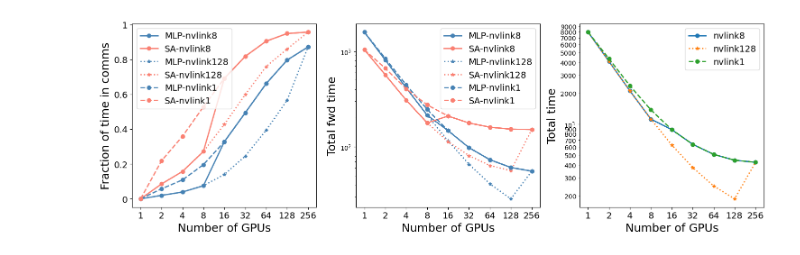
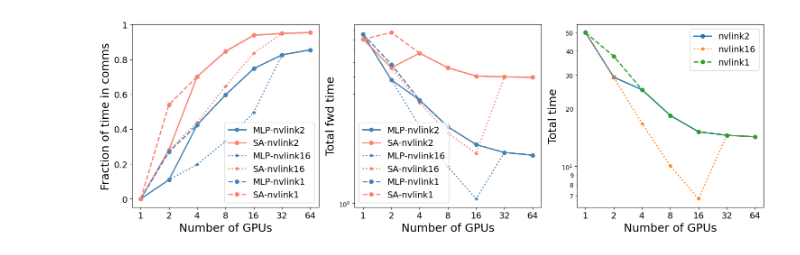
Before and after one commit to ShashankSubramanian/transformer-perf-estimates, a Jupyter notebook: transformer_estimates.ipynb, the cells around one changed output. Cells and saved outputs as stored; diff of their text form; code cells hidden in the pictures.

```diff
--- a/transformer_estimates.ipynb
+++ b/transformer_estimates.ipynb
@@ -39,15 +39,15 @@ def compute_timings_and_stats(summary, system):
     use_empirical = False
     summary['comm_topology'] = summary.apply(lambda x: get_topology(x["comm_size"], system=system), axis=1)
     summary['t_comm_fwd'] = summary.apply(lambda x: get_time_comm(x["comm_fwd"],
-                                                                  n_gpus=x["comm_size"],
-                                                                  comm_type=x["comm_fwd_type"],
-                                                                  topology=x["comm_topology"],
+                                                                  n_gpuss=x["comm_size"],
+                                                                  comm_types=x["comm_fwd_type"],
+                                                                  topologys=x["comm_topology"],
                                                                   empirical=use_empirical,
                                                                   system=system), axis=1)
     summary['t_comm_bwd'] = summary.apply(lambda x: get_time_comm(x["comm_bwd"],
-                                                                  n_gpus=x["comm_size"],
-                                                                  comm_type=x["comm_bwd_type"],
-                                                                  topology=x["comm_topology"],
+                                                                  n_gpuss=x["comm_size"],
+                                                                  comm_types=x["comm_bwd_type"],
+                                                                  topologys=x["comm_topology"],
                                                                   empirical=use_empirical,
                                                                   system=system), axis=1)
 
@@ -274,7 +274,7 @@ def self_attention_estimates(b, l, e, h, element_size=4E-6, mask_element_size=1E
         ######################################################################################################################################################
         ######################################################################################################################################################
 
-        stats = softmax_estimates(b, l, h // m1, element_size=element_size, flops_units=flops_units)
+        stats = softmax_estimates(b, l, l, h // m1, element_size=element_size, flops_units=flops_units)
         stats["layer"] = "softmax"
         summary.append(stats)
 
@@ -340,11 +340,18 @@ b = 1
 patch = 16
 ih = 720
 iw = 1440
-l = 2048 #ih // patch * iw // patch
-e = 12288
+
+gpt2 = {'l': 1024, 'e': 1600, 'h': 12, 'depth': 48}
+gpt3 = {'l': 2048, 'e': 12288, 'h': 96, 'depth': 96}
+gpt3_lowdepth = {'l': 2048, 'e': 12288, 'h': 96, 'depth': 96 // 8}
+vit_era5 = {'l': 16200, 'e': 2048, 'h': 16, 'depth': 24}
+
+model = gpt2
+l = model['l']
+e = model['e']
 f = 4 * e
-h = 96
-depth = 96 // 8
+h = model['h']
+depth = model['depth']
 fp32_sz = 4E-9
 fp16_sz = 2E-9
 int_sz = 1E-9
@@ -353,7 +360,7 @@ flops_units = 1E-12 # teraflops
 print("model: batch size = {}, seq length = {}, embed = {}, attention heads = {}, depth = {}".format(b, l, e, h, depth))
 
 ### model parallelism
-parallelism = {'m1': 4,
+parallelism = {'m1': 16,
                'm2': 1}
 ### system configs
 system = {'matrix_flops_fp16': 312,
@@ -374,7 +381,7 @@ cols = ['layer'] + cols
 
 # self attention
 df_sa = self_attention_estimates(b, l, e, h, element_size=fp16_sz, mask_element_size=int_sz, flops_units=flops_units,
-                                 flash_attention=True, parallelism=parallelism, system=system)
+                                 flash_attention=False, parallelism=parallelism, system=system)
 
 # sum these columns (mem in buffer: activation buffers, weights, weights_grads, total flops, timings)
 layer_track_cols = ['activation_buffer', 'weights_mem',
@@ -402,6 +409,6 @@ print('time for 1 itr = {}'.format(t_itr))
 f1 = 3 # 1 fp16 wt, 1 fp32 copy
 f2 = 5 # 1 pfp16 grad, 2 fp32 means and variances
 mem = (df_mlp['weights_mem'].sum() * f1 + df_mlp['weights_grad_mem'].sum() * f2 + df_mlp['activation_buffer'].sum() +
-       df_sa['weights_mem'].sum() * f1 + df_sa['weights_grad_mem'].sum() * f2 + df_mlp['activation_buffer'].sum()) * depth
+       df_sa['weights_mem'].sum() * f1 + df_sa['weights_grad_mem'].sum() * f2 + df_sa['activation_buffer'].sum()) * depth
 print('mem consumed = {}'.format(mem))
 # %% [output]
@@ -528,35 +538,35 @@ def plot(n_gpus, parallelism, system, axs, lgnd=['MLP', 'SA'], lgnd_tot=['nvlink
 # %%
 # Sweeps
 ### model parallelism
-n_gpus = [1, 2, 4, 8, 16, 32, 64, 128, 256]
+n_gpus = [1, 2, 4, 8, 16, 32, 64]
 parallelism = {'m1': 1,
                'm2': 1}
 system = {'matrix_flops_fp16': 312,
           'vector_flops_fp32': 19.5,
           'vector_flops_fp16': 78,
           'hbm_bandwidth': 1555,
           'nvlink_bandwidth': 300,
           'ib_bandwidth': 100,
           'nvlink_size': 8}
 
 fig, axs = plt.subplots(1,3,figsize=(15,5), tight_layout=True)
 c1 = 'steelblue'
 c2 = 'salmon'
 fsz = 18
 
-nvs = 8
+nvs = 2
 system['nvlink_size'] = nvs
 lgnd = ["MLP-nvlink{}".format(nvs), "SA-nvlink{}".format(nvs)]
 lgnd_tot = ["nvlink{}".format(nvs)]
 plot(n_gpus, parallelism, system, axs, lgnd=lgnd, lgnd_tot=lgnd_tot, lfmt="o-")
-nvs = 128
+nvs = 16
 system['nvlink_size'] = nvs
 lgnd += ["MLP-nvlink{}".format(nvs), "SA-nvlink{}".format(nvs)]
 lgnd_tot += ["nvlink{}".format(nvs)]
 plot(n_gpus, parallelism, system, axs, lgnd=lgnd, lgnd_tot=lgnd_tot, lfmt="*:")
 system['nvlink_size'] = 1
 lgnd += ["MLP-nvlink1", "SA-nvlink1"]
 lgnd_tot += ["nvlink1"]
 plot(n_gpus, parallelism, system, axs, lgnd=lgnd, lgnd_tot=lgnd_tot, lfmt="o--")
 # %% [output]
-[figure, old version]
+[figure, new version]
```
Also changed, not shown: parts of 1 cell of this notebook, 5 other files.
